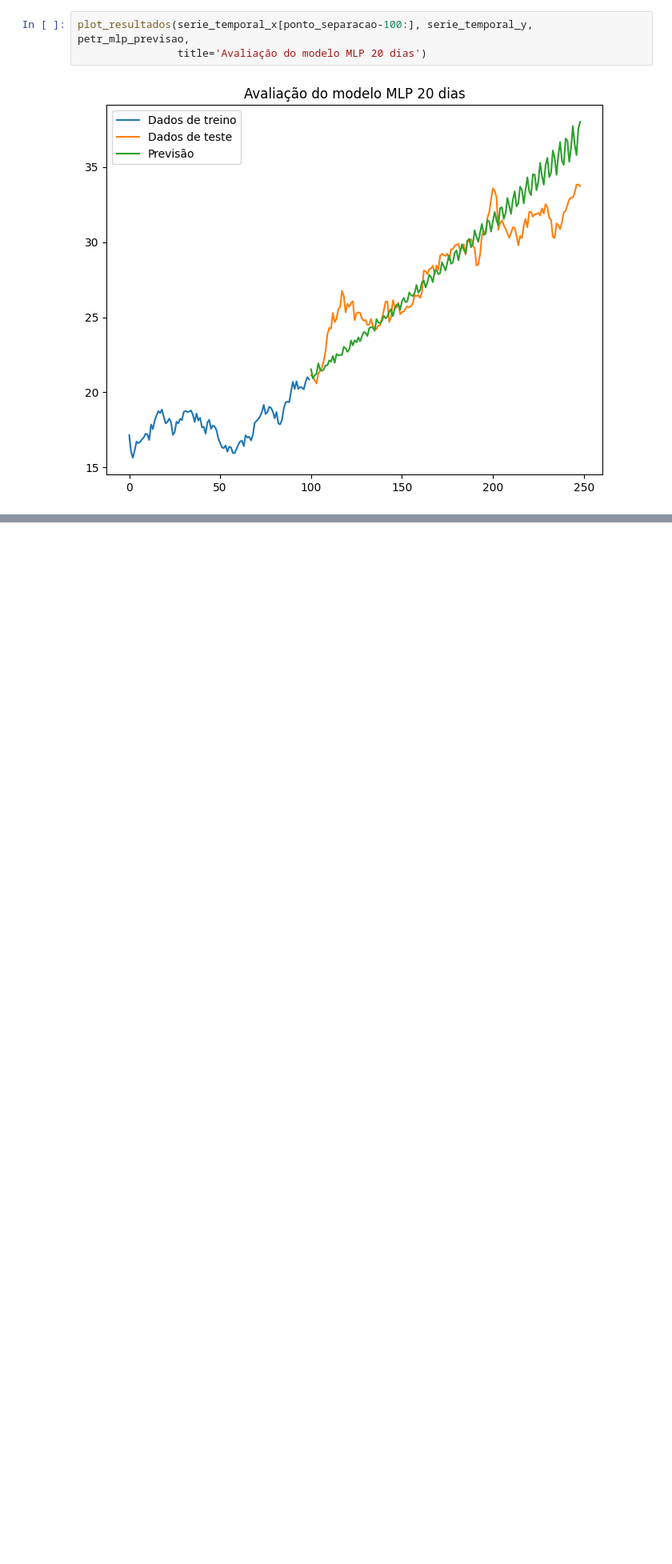
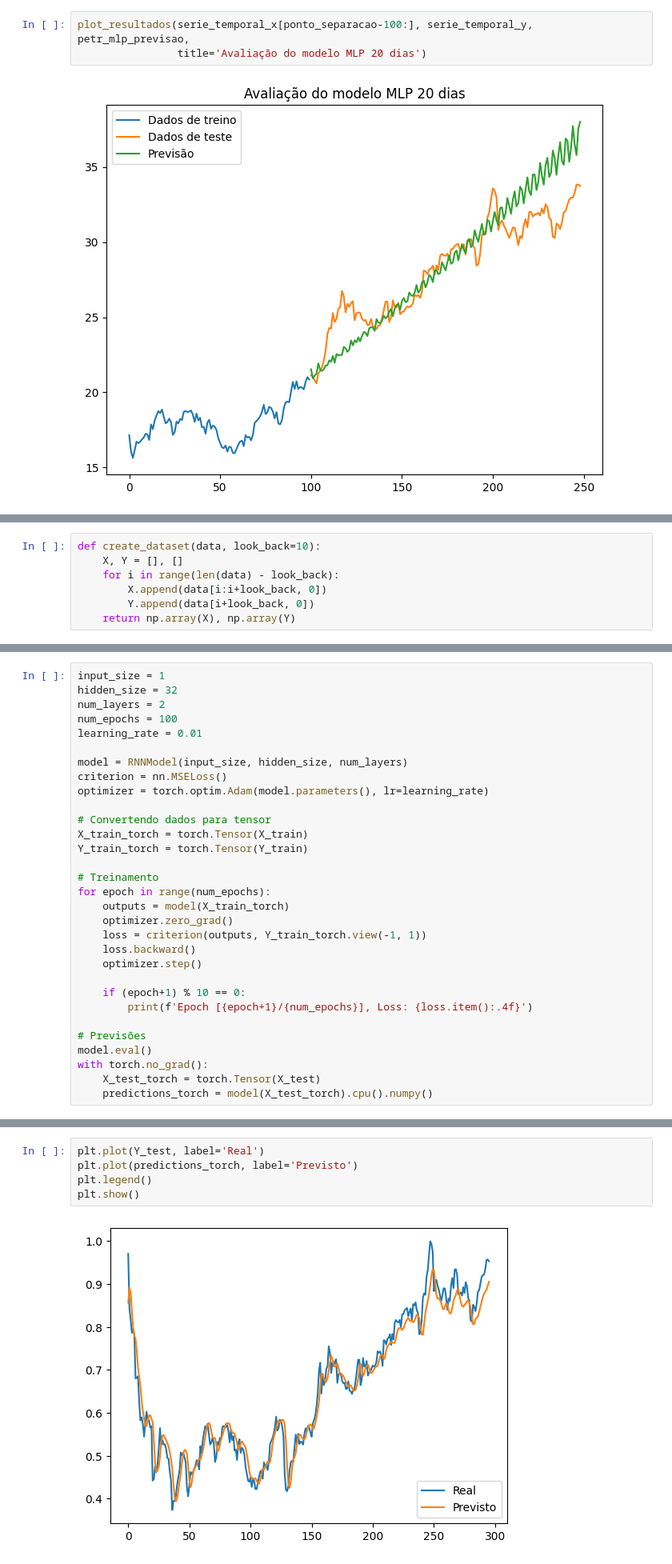
Before and after one commit to LucasEduardo08/Stock_Forecasting_System, a Jupyter notebook: notebook/forecasting_petrobras.ipynb, the cells around one changed output, grey strips where cells are left out. Shown at 80% size. Drawn from its saved outputs; the diff is of its cells as text; blank space fills up the shorter version.

Commit message:
added RNN model test

```diff
--- a/notebook/forecasting_petrobras.ipynb
+++ b/notebook/forecasting_petrobras.ipynb
@@ -548,0 +619,7 @@ plot_resultados(serie_temporal_x[ponto_separacao-100:], serie_temporal_y, petr_m
+# %%
+def create_dataset(data, look_back=10):
+    X, Y = [], []
+    for i in range(len(data) - look_back):
+        X.append(data[i:i+look_back, 0])
+        Y.append(data[i+look_back, 0])
+    return np.array(X), np.array(Y)
@@ -548,0 +643,31 @@ plot_resultados(serie_temporal_x[ponto_separacao-100:], serie_temporal_y, petr_m
+# %%
+input_size = 1
+hidden_size = 32
+num_layers = 2
+num_epochs = 100
+learning_rate = 0.01
+
+model = RNNModel(input_size, hidden_size, num_layers)
+criterion = nn.MSELoss()
+optimizer = torch.optim.Adam(model.parameters(), lr=learning_rate)
+
+# Convertendo dados para tensor
+X_train_torch = torch.Tensor(X_train)
+Y_train_torch = torch.Tensor(Y_train)
+
+# Treinamento
+for epoch in range(num_epochs):
+    outputs = model(X_train_torch)
+    optimizer.zero_grad()
+    loss = criterion(outputs, Y_train_torch.view(-1, 1))
+    loss.backward()
+    optimizer.step()
+
+    if (epoch+1) % 10 == 0:
+        print(f'Epoch [{epoch+1}/{num_epochs}], Loss: {loss.item():.4f}')
+
+# Previsões
+model.eval()
+with torch.no_grad():
+    X_test_torch = torch.Tensor(X_test)
+    predictions_torch = model(X_test_torch).cpu().numpy()
@@ -548,0 +687,7 @@ plot_resultados(serie_temporal_x[ponto_separacao-100:], serie_temporal_y, petr_m
+# %%
+plt.plot(Y_test, label='Real')
+plt.plot(predictions_torch, label='Previsto')
+plt.legend()
+plt.show()
+# %% [output]
+[figure, added]
```
Also changed, not shown: parts of 16 cells of this notebook, 1 other file.
